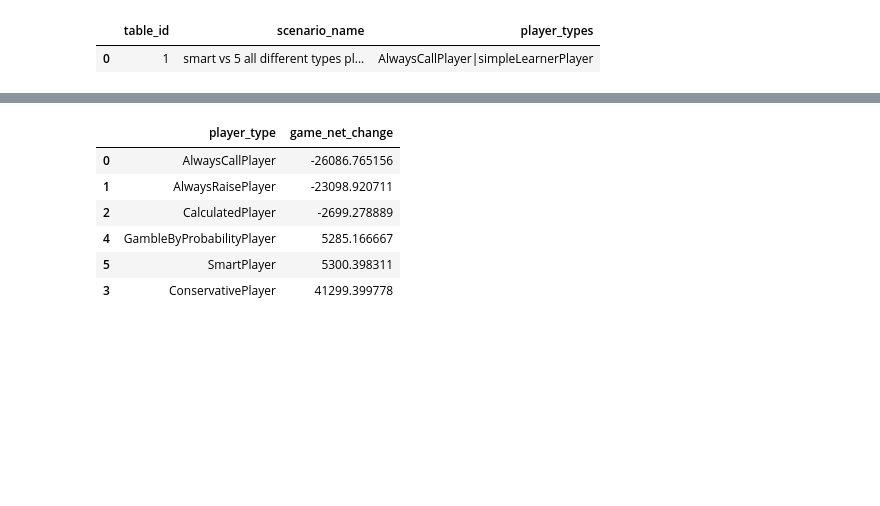
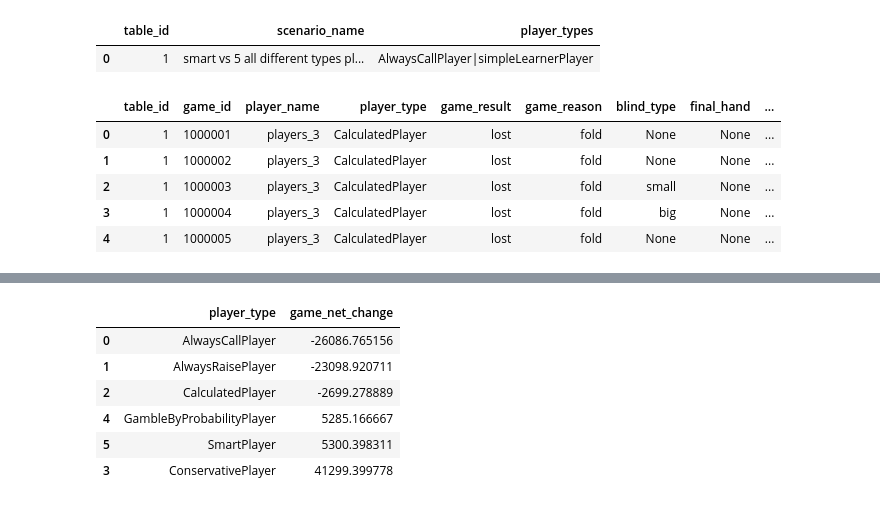
Before and after one commit to Silber8806/PokerPro, a Jupyter notebook: source_code/analysis/Shahin - Poker Simulation Analysis.ipynb, the cells around one changed output, grey strips where cells are left out. Cells and saved outputs as stored; diff of their text form; code cells hidden in the pictures; blank space fills up the shorter version.

```diff
--- a/source_code/analysis/Shahin - Poker Simulation Analysis.ipynb
+++ b/source_code/analysis/Shahin - Poker Simulation Analysis.ipynb
@@ -53,3 +53,12 @@ tables
 # %% [output]
 |  | table_id | scenario_name | player_types |
 | 0 | 1 | smart vs 5 all different types pl... | AlwaysCallPlayer|simpleLearnerPlayer |
+# %%
+games.head()
+# %% [output]
+|  | table_id | game_id | player_name | player_type | game_result | game_reason | blind_type | final_hand | ... |
+| 0 | 1 | 1000001 | players_3 | CalculatedPlayer | lost | fold | None | None | ... |
+| 1 | 1 | 1000002 | players_3 | CalculatedPlayer | lost | fold | None | None | ... |
+| 2 | 1 | 1000003 | players_3 | CalculatedPlayer | lost | fold | small | None | ... |
+| 3 | 1 | 1000004 | players_3 | CalculatedPlayer | lost | fold | big | None | ... |
+| 4 | 1 | 1000005 | players_3 | CalculatedPlayer | lost | fold | None | None | ... |
```
Also changed, not shown: parts of 9 cells of this notebook, 2 other files.
